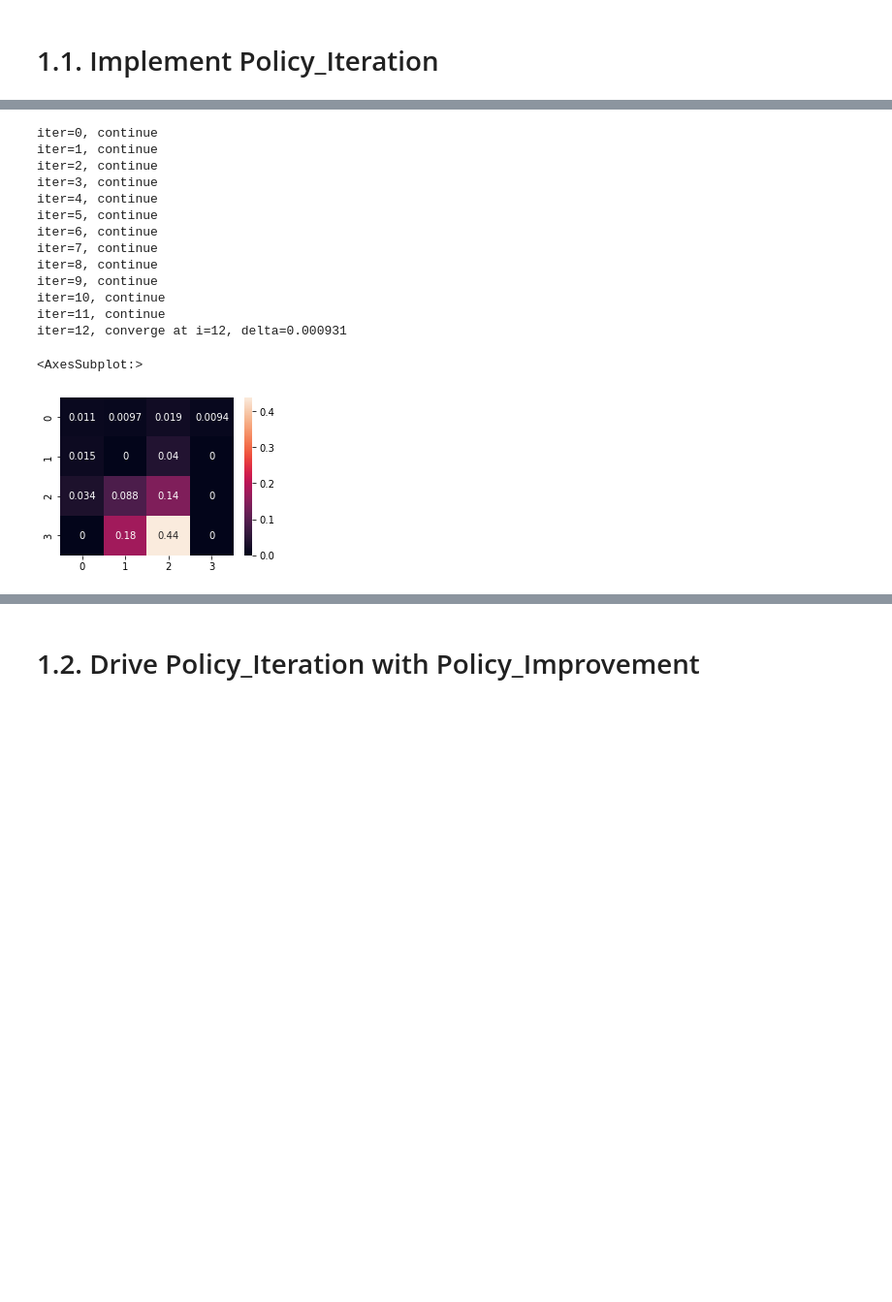
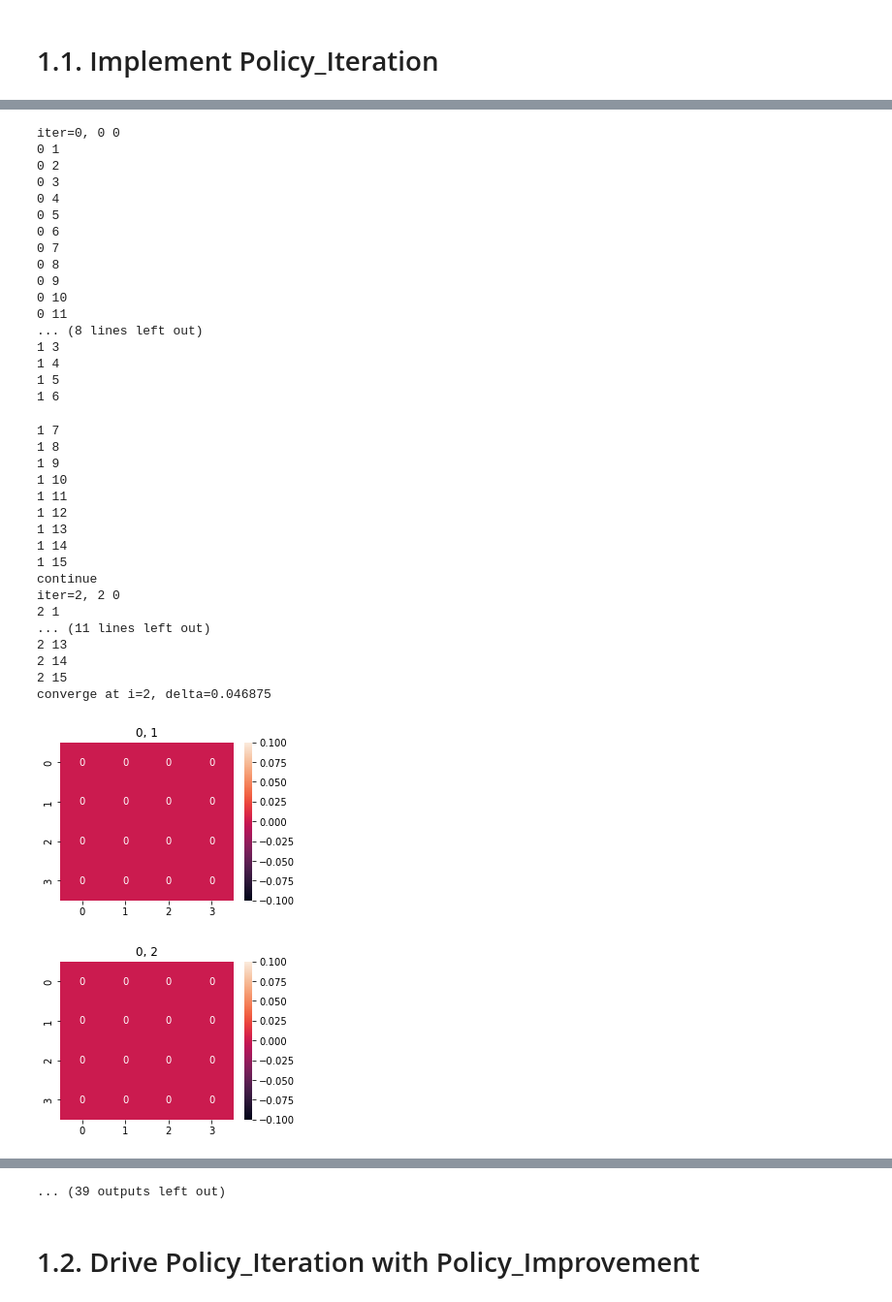
Before and after one commit to franciszero/AIDI-course, a Jupyter notebook: AIDI all solutions/AIDI 1008 Reinforcemence Learning/assign2/Fangji_Chen_Assign2_colab.ipynb, the cells around one changed output, grey strips where cells are left out. Shown at 97% size. Saved outputs shown, nothing was run; the diff lists cells and outputs as text; code cells hidden in the pictures; blank space fills up the shorter version.

```diff
--- a/AIDI all solutions/AIDI 1008 Reinforcemence Learning/assign2/Fangji_Chen_Assign2_colab.ipynb
+++ b/AIDI all solutions/AIDI 1008 Reinforcemence Learning/assign2/Fangji_Chen_Assign2_colab.ipynb
@@ -46,8 +46,14 @@ p(s'=0|s=0,a=3) = 1.0
 # 1.1. Implement Policy_Iteration
 # %% [markdown]
 ![policy_iteration.png](embedded-picture-1)
+# %%
+def plot_heatmap(arr, i, j):
+    df = pd.DataFrame(arr.reshape(-1, 4))  # turn 2-d array to dataframe
+    fig, ax = plt.subplots(figsize=(4, 3))  # figure size
+    sns.heatmap(df, ax = ax, annot=True)  # display both color and value
+    ax.set_title('%s, %s' % (i, j))
 # %%
-theta = 0.001  # error threshold
+theta = 0.05  # error threshold
 gamma = 1  # discord factor
 S = np.zeros(16)  # save the state values in a matrix
 g.reset()
@@ -55,49 +61,72 @@ g.reset()
 def get_accum(current_state):
     action_space = g.P[current_state]  # scan for all the actions
     vs2 = 0
     for j, (action, x) in enumerate(action_space.items()):  # accumulation(p(a|s) * p(s',r|s,a) * [r+gV(s')])
         p = 1 / len(action_space)  # P(a|s)
         (trans_prob, next_state, reward, is_terminal_state) = x[0]  # extract variables
         vs2 += p * 1 * (reward + gamma * S[next_state])  # P(a|s) * p(s',r|s,a) * [r+gV(s')]
         # print('p(s\'=%d|s=%d,a=%d) = %.1f, vs2=%.2f' % (next_state, current_state, action, prob['prob'], vs2))
     return vs2
 
 # implementation of Iterative Policy Evaluation, for estimating V = v(pie)
 def policy_iter():
     max_iter = 100  # prevent from a dead loop
     for i in range(max_iter):  # ---------------------------------------   Loop:
         print('iter=%d, ' % i, end='')
         delta = 0  # current error -------------------------------------      delta <- 0
-        for current_state in range(g.observation_space.n - 1):  # ------      loop for each s belongs to S
+        j = 0
+        for current_state in range(g.observation_space.n):  # ------      loop for each s belongs to S
             vs1 = S[current_state]  #  ---------------------------------         v <- V(s)
             vs2 = get_accum(current_state)  # --------------------------         V(s) <- sigma(p(a|s) * p(s',r|s,a) * [r+gV(s')])
             delta = max(np.fabs(vs1 - vs2), delta)  #  -----------------      delta <- max(delta, abs(vs1-vs2))
             S[current_state] = vs2  # update state value
+            print(i, j)
+            j+=1
+            plot_heatmap(S, i, j)
         if(delta < theta):  # ------------------------------------------   until delta < theta
             print('converge at i=%d, delta=%f\n' % (i, delta))
             break
         else:
             print('continue')
     pass
 
 policy_iter()
 arr = S.reshape(-1, 4)
-df = pd.DataFrame(arr)  # turn 2-d array to dataframe
-fig, ax = plt.subplots(figsize=(4, 3))  # figure size
-sns.heatmap(df, annot=True)  # display both color and value
+plot_heatmap(arr, -1, -1)
 # %% [output]
-iter=0, continue
-iter=1, continue
-iter=2, continue
-iter=3, continue
-iter=4, continue
-iter=5, continue
-iter=6, continue
-iter=7, continue
-iter=8, continue
-iter=9, continue
-iter=10, continue
-iter=11, continue
-iter=12, converge at i=12, delta=0.000931
+iter=0, 0 0
+0 1
+0 2
+0 3
+0 4
+0 5
+0 6
+0 7
+0 8
+0 9
+0 10
+0 11
+... (8 lines left out)
+1 3
+1 4
+1 5
+1 6
-<AxesSubplot:>
+1 7
+1 8
+1 9
+1 10
+1 11
+1 12
+1 13
+1 14
+1 15
+continue
+iter=2, 2 0
+2 1
+... (11 lines left out)
+2 13
+2 14
+2 15
+converge at i=2, delta=0.046875
-[figure, old version]
+[figure, new version]
+[figure, added]
@@ -104,3 +141,4 @@ iter=12, converge at i=12, delta=0.000931
+... (39 outputs left out)
 # %% [markdown]
 # 1.2. Drive Policy_Iteration with Policy_Improvement
 # %% [markdown]
```
Also changed, not shown: parts of 3 cells of this notebook, 19 other files.
